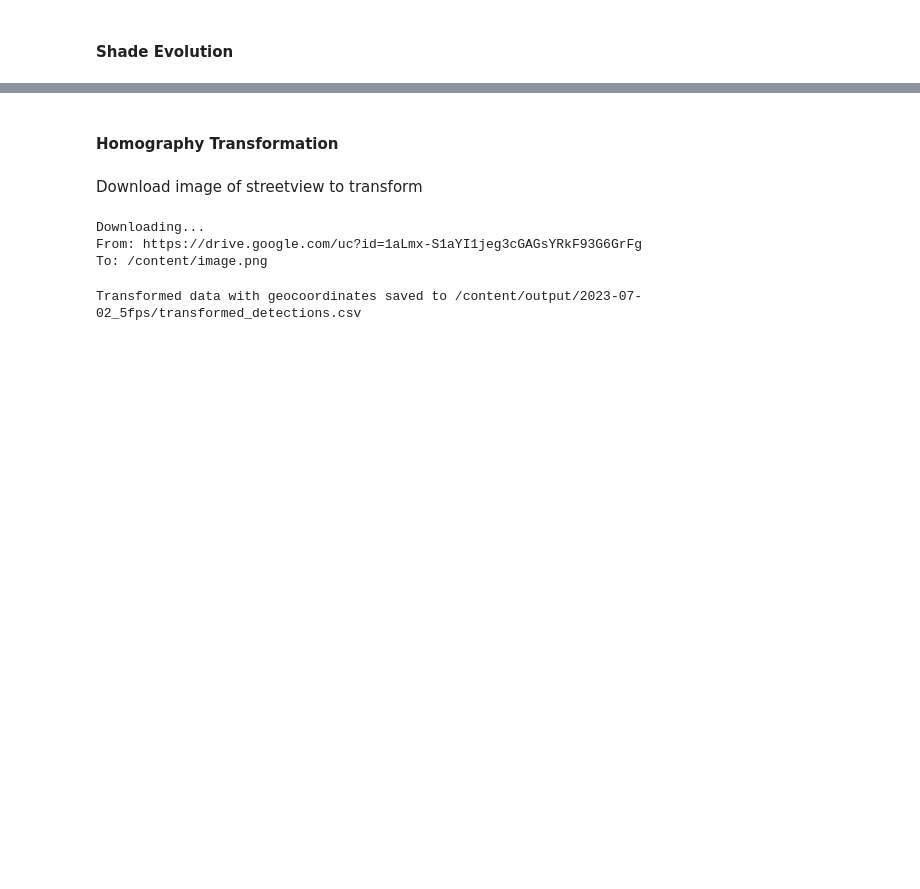
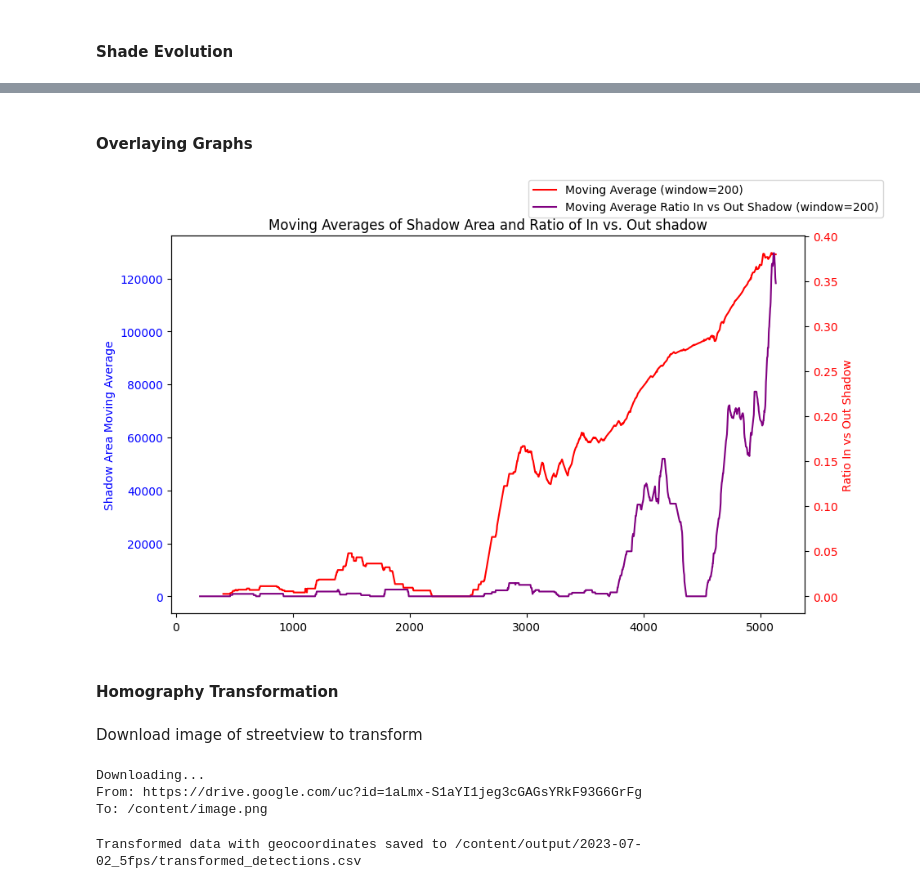
Before and after one commit to wendycao411/Pedestrian_Tracking, a Jupyter notebook: Pedestrian_Tracking.ipynb, the cells around one changed output, grey strips where cells are left out. Saved outputs shown, nothing was run; the diff lists cells and outputs as text; code cells hidden in the pictures; blank space fills up the shorter version.

```diff
--- a/Pedestrian_Tracking.ipynb
+++ b/Pedestrian_Tracking.ipynb
@@ -631,3 +634,24 @@ Shade data saved to /content/output/2023-07-02_5fps/shade_area.csv
+# %% [markdown]
+#### Overlaying Graphs
+# %%
+# axes
+
+fig, ax1 = plt.subplots(figsize=(10, 6))
+ax1.plot(data['frame'], data['shadow_area_moving_avg'], marker='', linestyle='-', color='r', label=f'Moving Average (window={window_size})')
+ax1.tick_params(axis='y', labelcolor='b')
+ax1.set_ylabel('Shadow Area Moving Average', color='b')
+
+ax2 = ax1.twinx()
+
+ax2.plot(count_df['Frame'], count_df['ma_ratio_in_vs_out'], label=f'Moving Average Ratio In vs Out Shadow (window={window_size})', color='purple')
+ax2.tick_params(axis='y', labelcolor='r')
+ax2.set_ylabel('Ratio In vs Out Shadow', color='r')
+
+fig.legend(loc='upper right')
+plt.title('Moving Averages of Shadow Area and Ratio of In vs. Out shadow')
+plt.show()
+# %% [output]
+[figure, added]
 # %% [markdown]
 #### Homography Transformation
 # %% [markdown]
```
Also changed, not shown: parts of 8 cells of this notebook.
